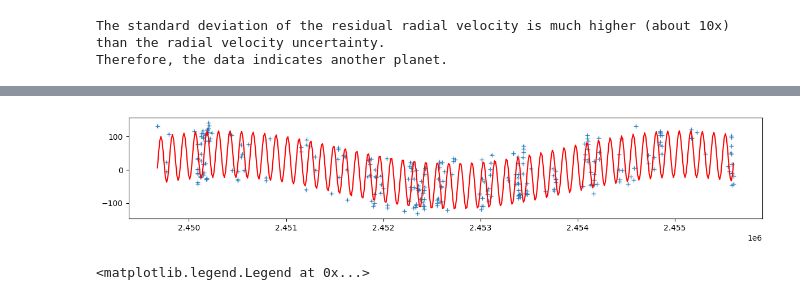
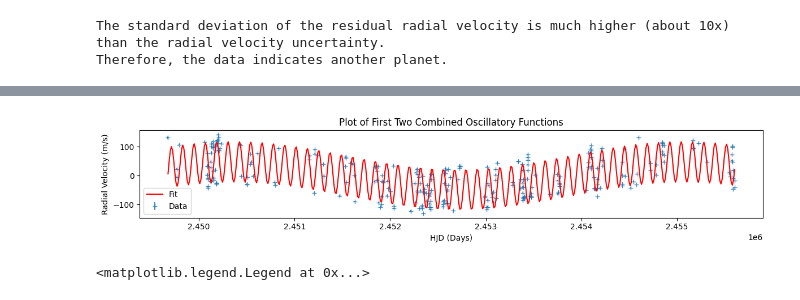
Before and after one commit to jwmckeown007/astr19groupf, a Jupyter notebook: ASTR19_groupF_final.ipynb, the cells around one changed output, grey strips where cells are left out. Cells and saved outputs as stored; diff of their text form; code cells hidden in the pictures.

```diff
--- a/ASTR19_groupF_final.ipynb
+++ b/ASTR19_groupF_final.ipynb
@@ -345,17 +345,20 @@ Fitted params error
 # %%
 #let's see how the two planet fit looks by plotting it, along with the data
 x_fit = np.linspace(np.min(global_data_unpack[0]), np.max(global_data_unpack[0]), 500)
 y_fit = f_curve(x_fit, *coefficients1) + f_curve(x_fit, *coefficients2)
 
 fig = plt.subplots(1, 1, figsize=(12,2.5))
 
 plt.errorbar(global_data_unpack[0], global_data_unpack[1], global_data_unpack[2], fmt='+', label = 'Data', alpha=0.8, zorder = 1) #data
 plt.plot(x_fit, y_fit, 'r-', label='Fit', zorder = 2)
-
+plt.ylabel('Radial Velocity (m/s)')
+plt.xlabel('HJD (Days)')
+plt.legend()
+plt.title('Plot of First Two Combined Oscillatory Functions')
 plt.tight_layout()
 plt.show()
 # %% [output]
-[figure, old version]
+[figure, new version]
 # %%
 # --Obtain and plot new residuals--
 def new_residuals(x, y):
```
Also changed, not shown: parts of 14 cells of this notebook.
